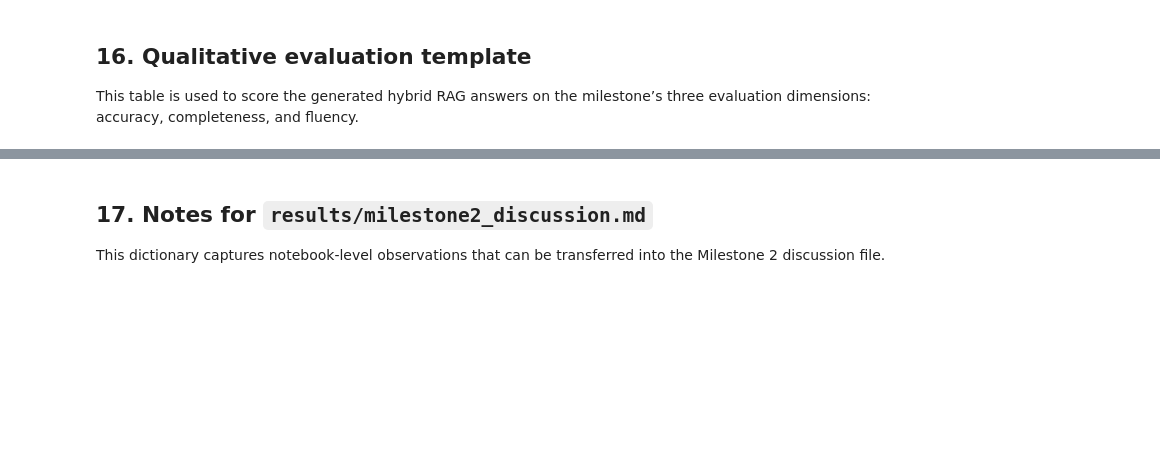
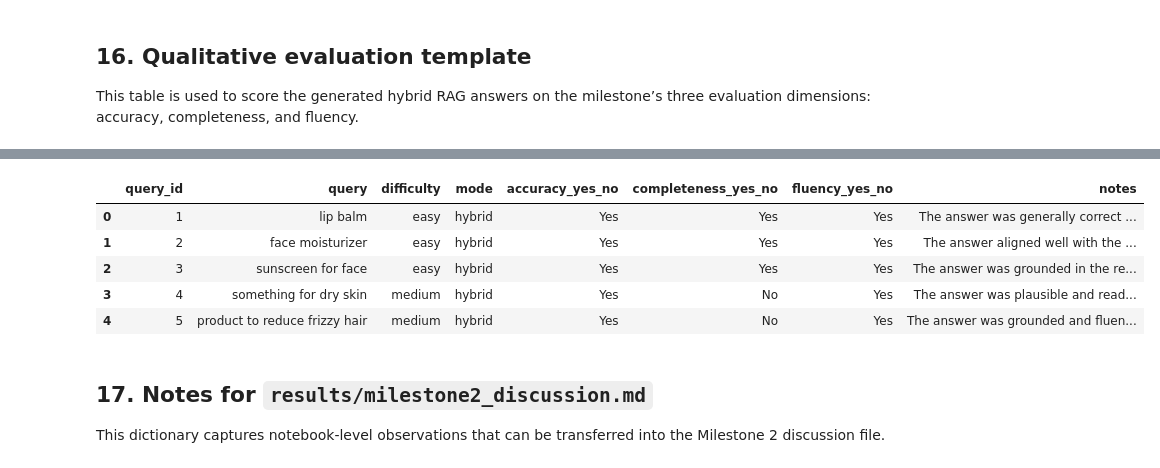
Before and after one commit to Omo6969/hybrid-rag-review-assistant, a Jupyter notebook: notebooks/milestone2_rag.ipynb, the cells around one changed output, grey strips where cells are left out. Drawn from its saved outputs; the diff is of its cells as text; code cells hidden in the pictures; blank space fills up the shorter version.

Commit message:
Update notebooks/milestone2_rag.ipynb with results from the evaluation of the RAG model, including performance metrics and insights gained from the analysis.

```diff
--- a/notebooks/milestone2_rag.ipynb
+++ b/notebooks/milestone2_rag.ipynb
@@ -758,3 +807,85 @@ evaluation_template_path
+# %%
+evaluation_filled = pd.DataFrame(
+    [
+        {
+            "query_id": 1,
+            "query": "lip balm",
+            "difficulty": "easy",
+            "mode": "hybrid",
+            "accuracy_yes_no": "Yes",
+            "completeness_yes_no": "Yes",
+            "fluency_yes_no": "Yes",
+            "notes": (
+                "The answer was generally correct and readable. Because the query was broad, "
+                "the system was able to identify relevant lip-care products from the retrieved "
+                "reviews without needing much reasoning."
+            ),
+        },
+        {
+            "query_id": 2,
+            "query": "face moisturizer",
+            "difficulty": "easy",
+            "mode": "hybrid",
+            "accuracy_yes_no": "Yes",
+            "completeness_yes_no": "Yes",
+            "fluency_yes_no": "Yes",
+            "notes": (
+                "The answer aligned well with the retrieved review evidence and gave a clear "
+                "product-oriented response. Easy product queries were handled reliably."
+            ),
+        },
+        {
+            "query_id": 3,
+            "query": "sunscreen for face",
+            "difficulty": "easy",
+            "mode": "hybrid",
+            "accuracy_yes_no": "Yes",
+            "completeness_yes_no": "Yes",
+            "fluency_yes_no": "Yes",
+            "notes": (
+                "The answer was grounded in the retrieved reviews and remained concise. "
+                "This query benefited from both lexical and semantic overlap in the corpus."
+            ),
+        },
+        {
+            "query_id": 4,
+            "query": "something for dry skin",
+            "difficulty": "medium",
+            "mode": "hybrid",
+            "accuracy_yes_no": "Yes",
+            "completeness_yes_no": "No",
+            "fluency_yes_no": "Yes",
+            "notes": (
+                "The answer was plausible and readable, but somewhat underspecified. "
+                "Because the query was vague, the response did not always fully address "
+                "different interpretations of 'something' for dry skin."
+            ),
+        },
+        {
+            "query_id": 5,
+            "query": "product to reduce frizzy hair",
+            "difficulty": "medium",
+            "mode": "hybrid",
+            "accuracy_yes_no": "Yes",
+            "completeness_yes_no": "No",
+            "fluency_yes_no": "Yes",
+            "notes": (
+                "The answer was grounded and fluent, but completeness was slightly weaker. "
+                "It identified relevant products, though it did not always compare multiple "
+                "possible options or discuss trade-offs in detail."
+            ),
+        },
+    ]
+)
+
+evaluation_filled
+# %% [output]
+|  | query_id | query | difficulty | mode | accuracy_yes_no | completeness_yes_no | fluency_yes_no | notes |
+| 0 | 1 | lip balm | easy | hybrid | Yes | Yes | Yes | The answer was generally correct ... |
+| 1 | 2 | face moisturizer | easy | hybrid | Yes | Yes | Yes | The answer aligned well with the ... |
+| 2 | 3 | sunscreen for face | easy | hybrid | Yes | Yes | Yes | The answer was grounded in the re... |
+| 3 | 4 | something for dry skin | medium | hybrid | Yes | No | Yes | The answer was plausible and read... |
+| 4 | 5 | product to reduce frizzy hair | medium | hybrid | Yes | No | Yes | The answer was grounded and fluen... |
 # %% [markdown]
 ## 17. Notes for `results/milestone2_discussion.md`
 
```
Also changed, not shown: parts of 13 cells of this notebook.
